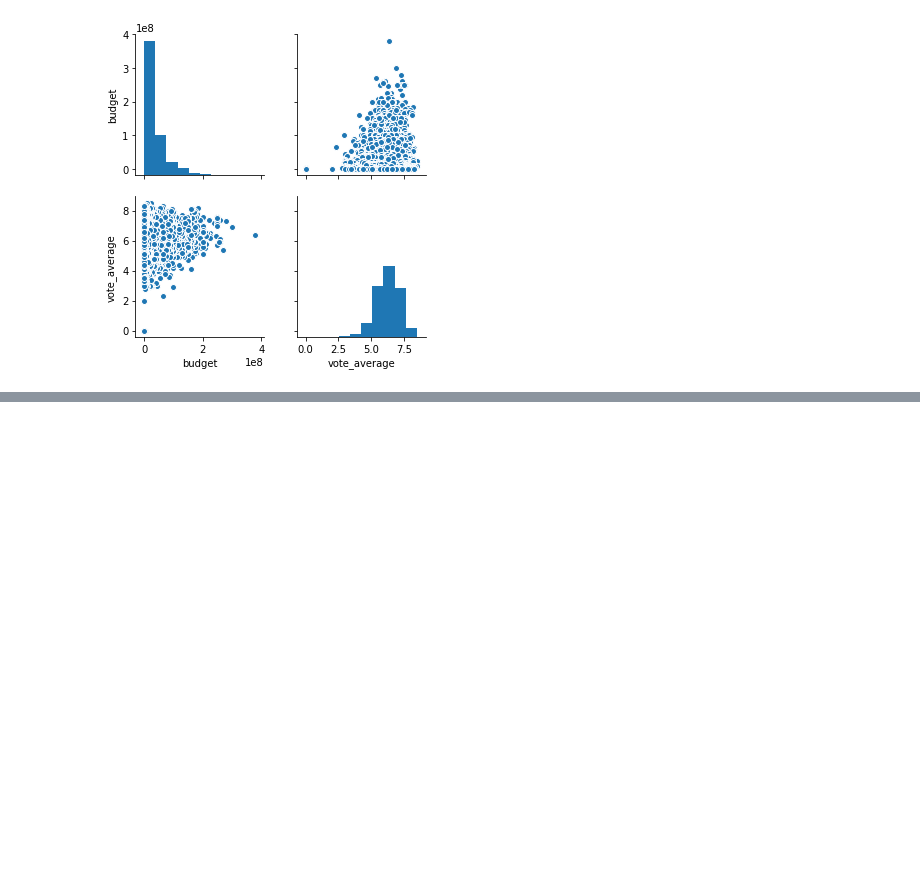
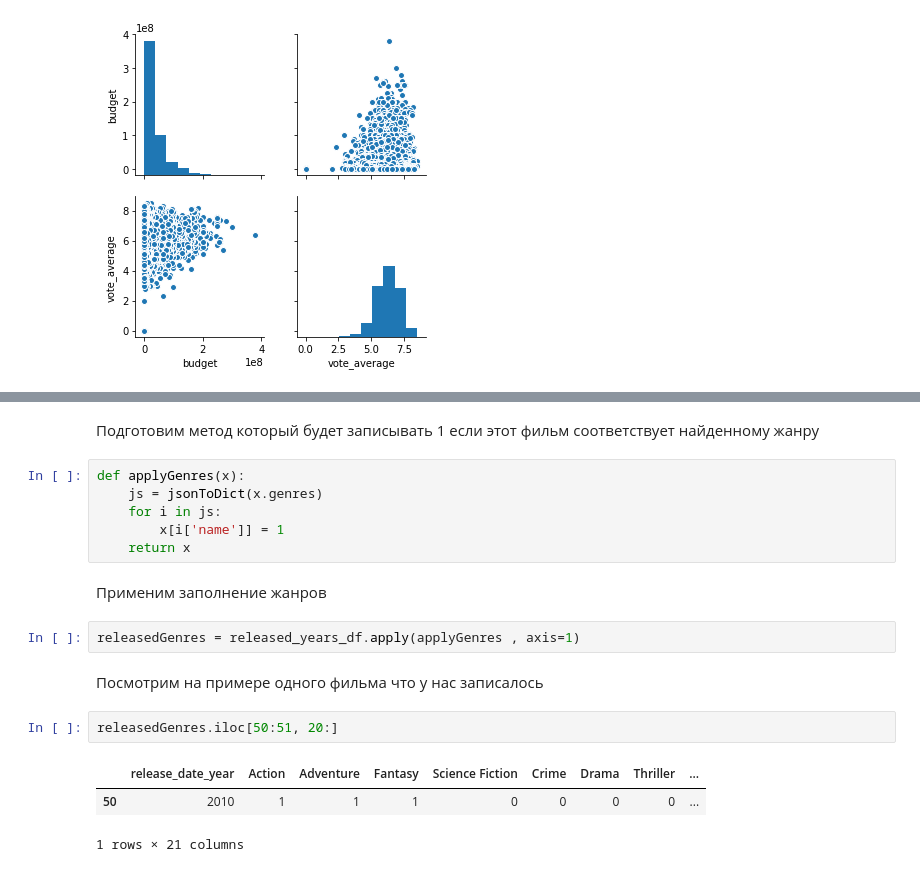
Before and after one commit to rimidalv/school_netology, a Jupyter notebook: part_1/Graphics.ipynb, the cells around one changed output, grey strips where cells are left out. Cells and saved outputs as stored; diff of their text form; blank space fills up the shorter version.

```diff
--- a/part_1/Graphics.ipynb
+++ b/part_1/Graphics.ipynb
@@ -155,0 +182,20 @@ NameError: name 'go' is not defined
+# %% [markdown]
+Подготовим метод который будет записывать 1 если этот фильм соответствует найденному жанру
+# %%
+def applyGenres(x):
+    js = jsonToDict(x.genres)
+    for i in js:
+        x[i['name']] = 1
+    return x
+# %% [markdown]
+Применим заполнение жанров
+# %%
+releasedGenres = released_years_df.apply(applyGenres , axis=1)
+# %% [markdown]
+Посмотрим на примере одного фильма что у нас записалось
+# %%
+releasedGenres.iloc[50:51, 20:]
+# %% [output]
+|  | release_date_year | Action | Adventure | Fantasy | Science Fiction | Crime | Drama | Thriller | ... |
+| 50 | 2010 | 1 | 1 | 1 | 0 | 0 | 0 | 0 | ... |
+1 rows × 21 columns
```
Also changed, not shown: parts of 39 cells of this notebook.
